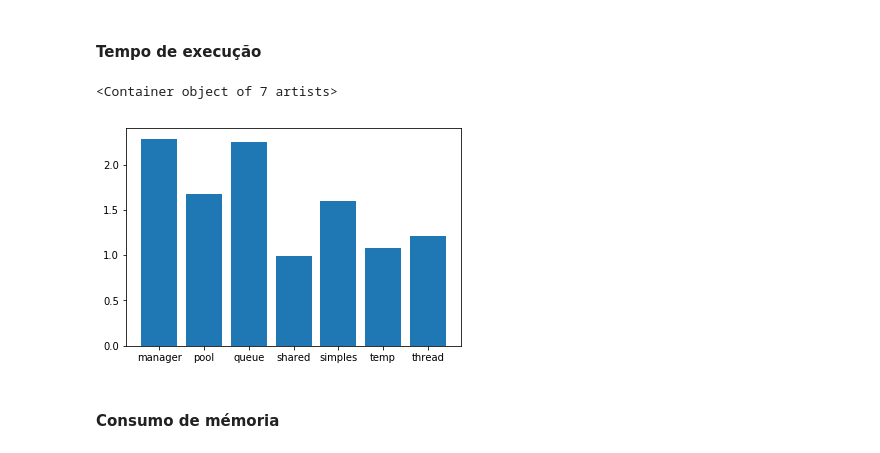
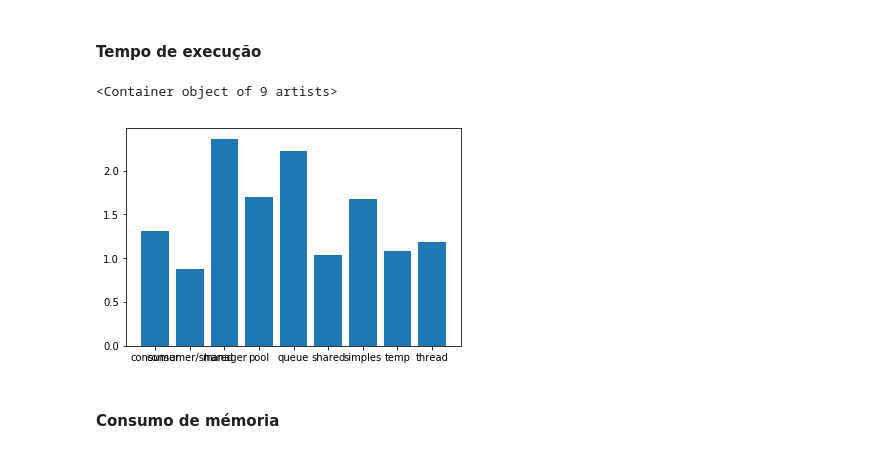
Before and after one commit to danielgatis/search_in_files, a Jupyter notebook: notebooks/movie.zip.ipynb, the cells around one changed output. Cells and saved outputs as stored; diff of their text form; code cells hidden in the pictures.

```diff
--- a/notebooks/movie.zip.ipynb
+++ b/notebooks/movie.zip.ipynb
@@ -484,6 +479,6 @@ peak memory: 70.82 MiB, increment: 0.15 MiB
 #solução rodando em paralelo (com manager)
 
 from search6 import search6
-tsolucao6 = %timeit -r 10 -o search6('walt disney', 'data')
-msolucao6 = %memit -r 10 -o search6('walt disney', 'data')
+tsolucao6 = %timeit -r 1 -o search6('walt disney', 'data')
+msolucao6 = %memit -r 1 -o search6('walt disney', 'data')
 # %% [output]
@@ -493,6 +488,6 @@ peak memory: 70.95 MiB, increment: 0.25 MiB
 #solução rodando em paralelo (shared memory)
 
 from search7 import search7
-tsolucao7 = %timeit -r 10 -o search7('walt disney', 'data')
-msolucao7 = %memit -r 10 -o search7('walt disney', 'data')
+tsolucao7 = %timeit -r 1 -o search7('walt disney', 'data')
+msolucao7 = %memit -r 1 -o search7('walt disney', 'data')
 # %% [output]
@@ -502,6 +497,6 @@ peak memory: 70.77 MiB, increment: 0.00 MiB
 #solução rodando em paralelo (consumer)
 
 from search8 import search8
-tsolucao8 = %timeit -r 10 -o search8('walt disney', 'data')
-msolucao8 = %memit -r 10 -o search8('walt disney', 'data')
+tsolucao8 = %timeit -r 1 -o search8('walt disney', 'data')
+msolucao8 = %memit -r 1 -o search8('walt disney', 'data')
 # %% [output]
@@ -511,6 +506,6 @@ peak memory: 70.91 MiB, increment: 0.00 MiB
 #solução rodando em paralelo (consumer/shared memory)
 
 from search9 import search9
-tsolucao9 = %timeit -r 10 -o search9('walt disney', 'data')
-msolucao9 = %memit -r 10 -o search9('walt disney', 'data')
+tsolucao9 = %timeit -r 1 -o search9('walt disney', 'data')
+msolucao9 = %memit -r 1 -o search9('walt disney', 'data')
 # %% [output]
@@ -522,18 +516,20 @@ peak memory: 70.91 MiB, increment: 0.04 MiB
 # %%
 y = [
     tsolucao1.average,
     tsolucao2.average,
     tsolucao3.average,
     tsolucao4.average,
     tsolucao5.average,
     tsolucao6.average,
     tsolucao7.average,
+    tsolucao8.average,
+    tsolucao9.average,
 ]
-x = ['simples', 'thread', 'pool', 'queue', 'temp', 'manager', 'shared']
+x = ['simples', 'thread', 'pool', 'queue', 'temp', 'manager', 'shared', 'consumer', 'consumer/shared']
 plt.bar(x, y)
 # %% [output]
-<Container object of 7 artists>
+<Container object of 9 artists>
-[figure, old version]
+[figure, new version]
 # %% [markdown]
 #### Consumo de mémoria
 # %%
```
Also changed, not shown: parts of 35 cells of this notebook, 12 other files.
